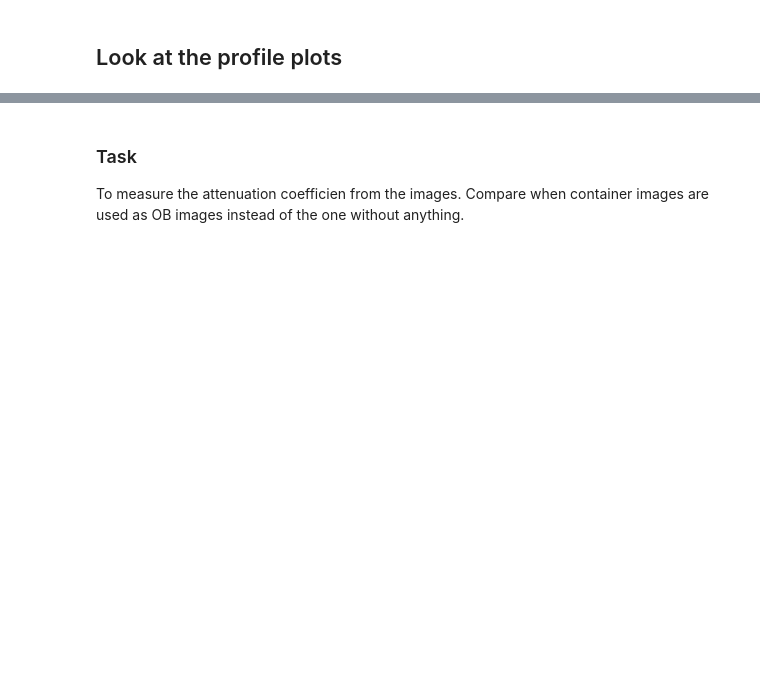
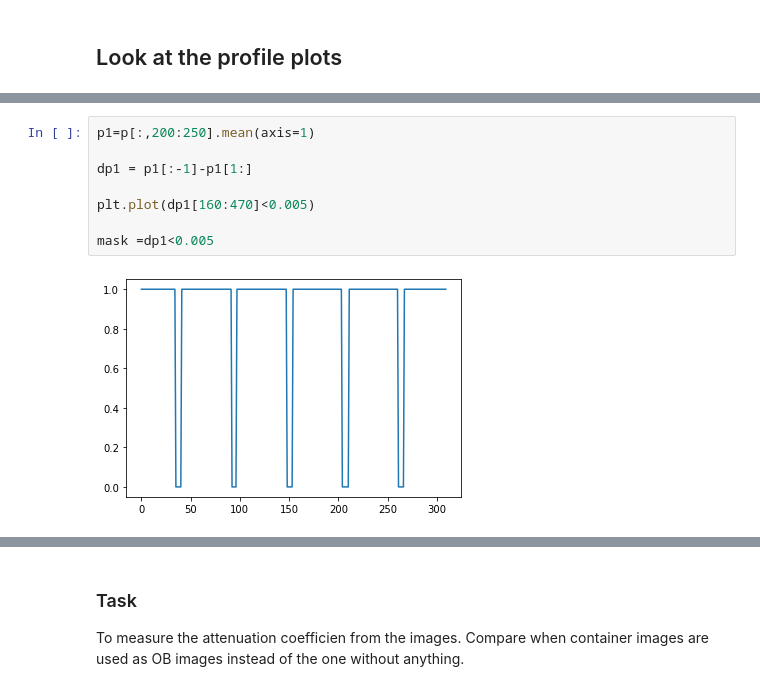
Before and after one commit to mmaehring/CapillaryRiseInSoil, a Jupyter notebook: notebooks/Anders Recipes/StepWedge.ipynb, the cells around one changed output, grey strips where cells are left out. Saved outputs shown, nothing was run; the diff lists cells and outputs as text; blank space fills up the shorter version.

```diff
--- a/notebooks/Anders Recipes/StepWedge.ipynb
+++ b/notebooks/Anders Recipes/StepWedge.ipynb
@@ -93,0 +81,10 @@ plt.grid()
+# %%
+p1=p[:,200:250].mean(axis=1)
+
+dp1 = p1[:-1]-p1[1:]
+
+plt.plot(dp1[160:470]<0.005)
+
+mask =dp1<0.005
+# %% [output]
+[figure, added]
```
Also changed, not shown: parts of 34 cells of this notebook, 23 other files.
